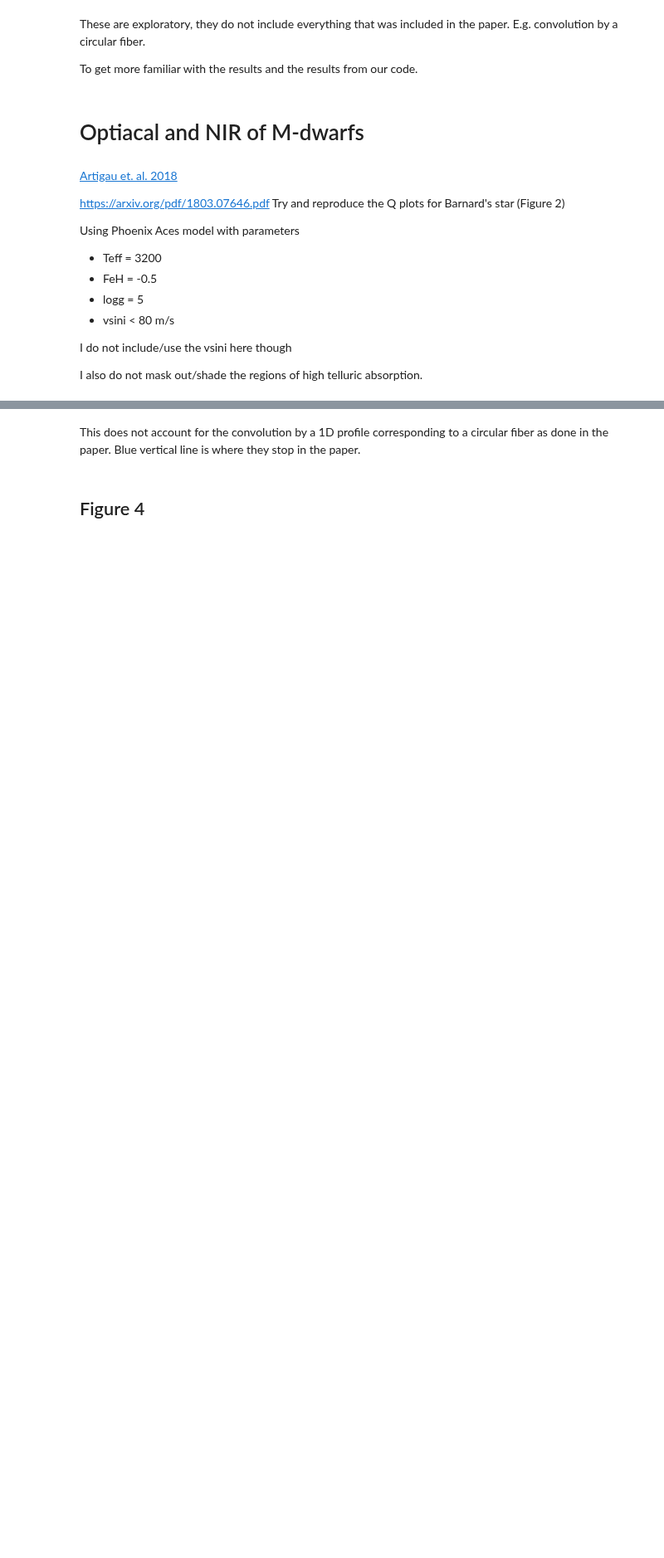
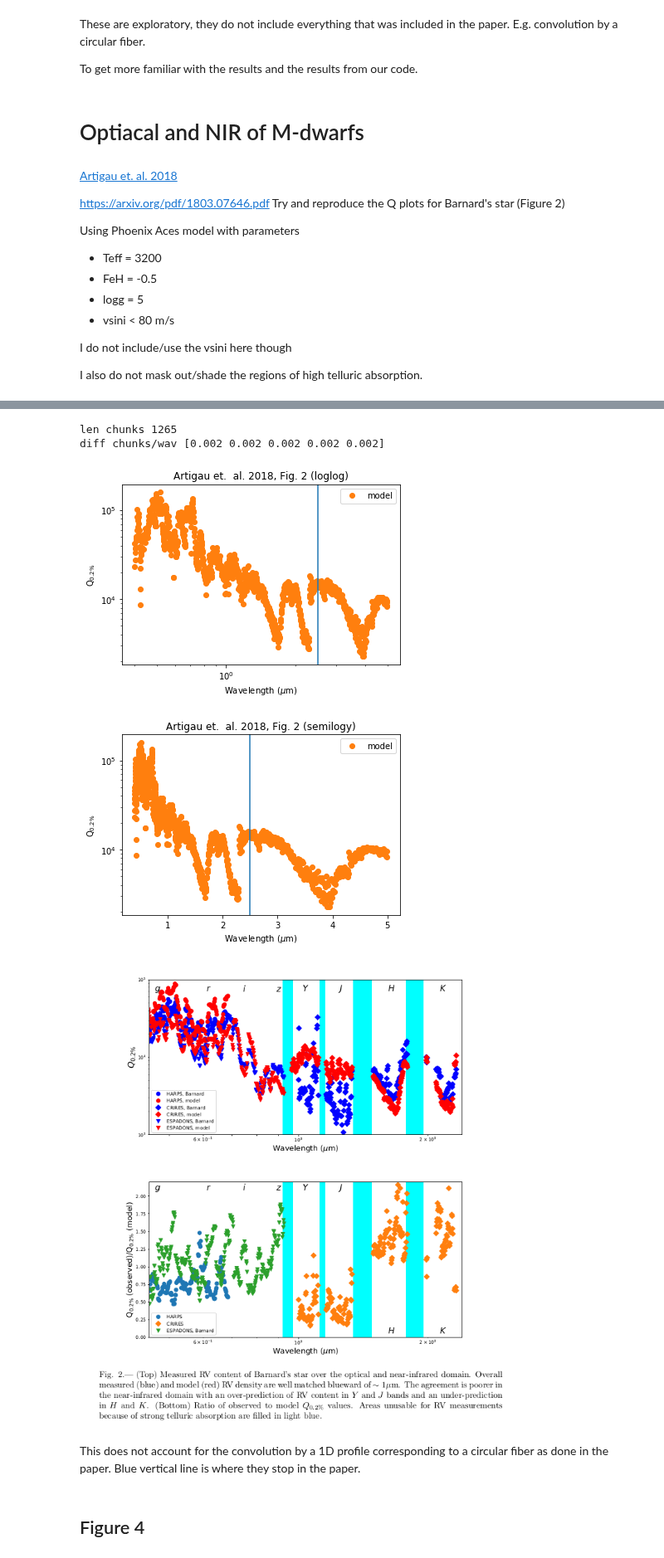
Before and after one commit to jason-neal/eniric, a Jupyter notebook: docs/Notebooks/Paper-reproductions.ipynb, the cells around one changed output, grey strips where cells are left out. Shown at 83% size. Drawn from its saved outputs; the diff is of its cells as text; code cells hidden in the pictures; blank space fills up the shorter version.

Commit message:
Include orginal precision images

```diff
--- a/docs/Notebooks/Paper-reproductions.ipynb
+++ b/docs/Notebooks/Paper-reproductions.ipynb
@@ -81,44 +82,35 @@ for ii in range(len(chunks)-1):
     m = (wav2 <= xmax) & (wav2 >= xmin)
 
     qual.append(quality(wav2[m], data2[m]))
-    # print("ii", ii, "quality =", qual[-1])
-# plt.plot(center, qual, "*", label=l, color=cl)
-# plt.step(center, qual, where="mid", label="model", color="C1")
-plt.loglog(center, qual, "o", label="model", color="C1")
-
-
-plt.legend()
-plt.axvline(2.5)
-plt.xlabel("Wavelength ($\mu$m)")
-plt.ylabel(r"Q$_{0.2\%}$")
-plt.title("Artigau et.  al. 2018, Fig. 2 (loglog)")
-plt.show()
-
-
-qual = []
-center = []
-
-for ii in range(len(chunks)-1):
-    xmin = chunks[ii]
-    xmax = chunks[ii+1]
-
-    this_center = (xmax + xmin)/2
-    center.append(this_center)
-    m = (wav2 <= xmax) & (wav2 >= xmin)
-
-    qual.append(quality(wav2[m], data2[m]))
-    # print("ii", ii, "quality =", qual[-1])
-# plt.plot(center, qual, "*", label=l, color=cl)
-# plt.step(center, qual, where="mid", label="model", color="C1")
-plt.semilogy(center, qual, "o", label="model", color="C1")
-
-
-plt.legend()
-plt.axvline(2.5)
-plt.xlabel("Wavelength ($\mu$m)")
-plt.ylabel(r"Q$_{0.2\%}$")
-plt.title("Artigau et.  al. 2018, Fig. 2 (semilogy)")
-plt.show()
+# %% [output]
+len chunks 1265
+diff chunks/wav [0.002 0.002 0.002 0.002 0.002]
+# %%
+
+# Plotting with different y scales
+plt.loglog(center, qual, "o", label="model", color="C1")
+plt.legend()
+plt.axvline(2.5)
+plt.xlabel("Wavelength ($\mu$m)")
+plt.ylabel(r"Q$_{0.2\%}$")
+plt.title("Artigau et.  al. 2018, Fig. 2 (loglog)")
+plt.show()
+
+
+plt.semilogy(center, qual, "o", label="model", color="C1")
+plt.legend()
+plt.axvline(2.5)
+plt.xlabel("Wavelength ($\mu$m)")
+plt.ylabel(r"Q$_{0.2\%}$")
+plt.title("Artigau et.  al. 2018, Fig. 2 (semilogy)")
+plt.show()
+
+# Artigau 2018 Fig 2
+Image("artigau_fig2.png")
+# %% [output]
+[figure, added]
+[figure, added]
+[figure, added]
 # %% [markdown]
 This does not account for the convolution by a 1D profile corresponding to a circular fiber as done in the paper.
 Blue vertical line is where they stop in the paper.
```
Also changed, not shown: parts of 15 cells of this notebook, 7 other files.
